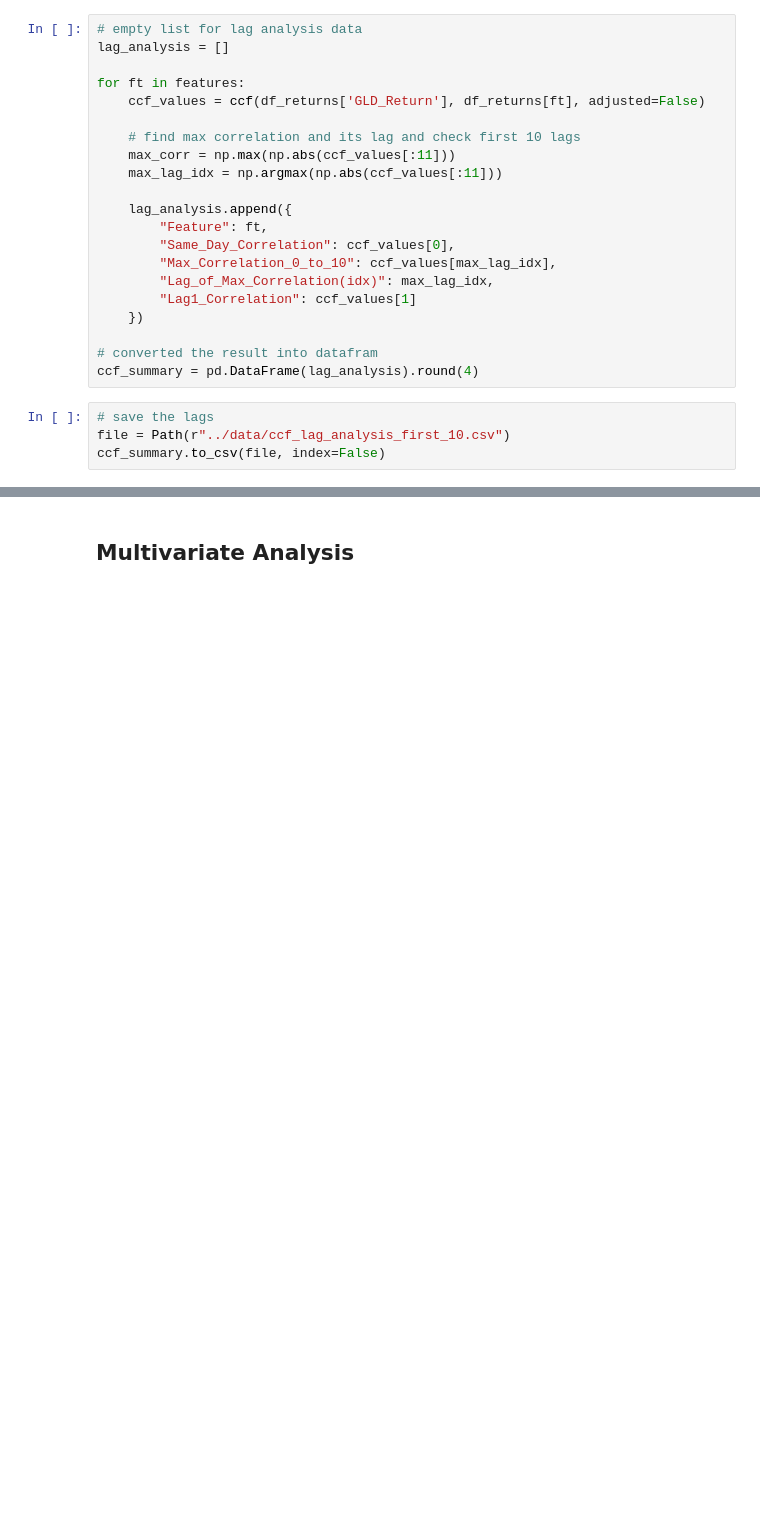
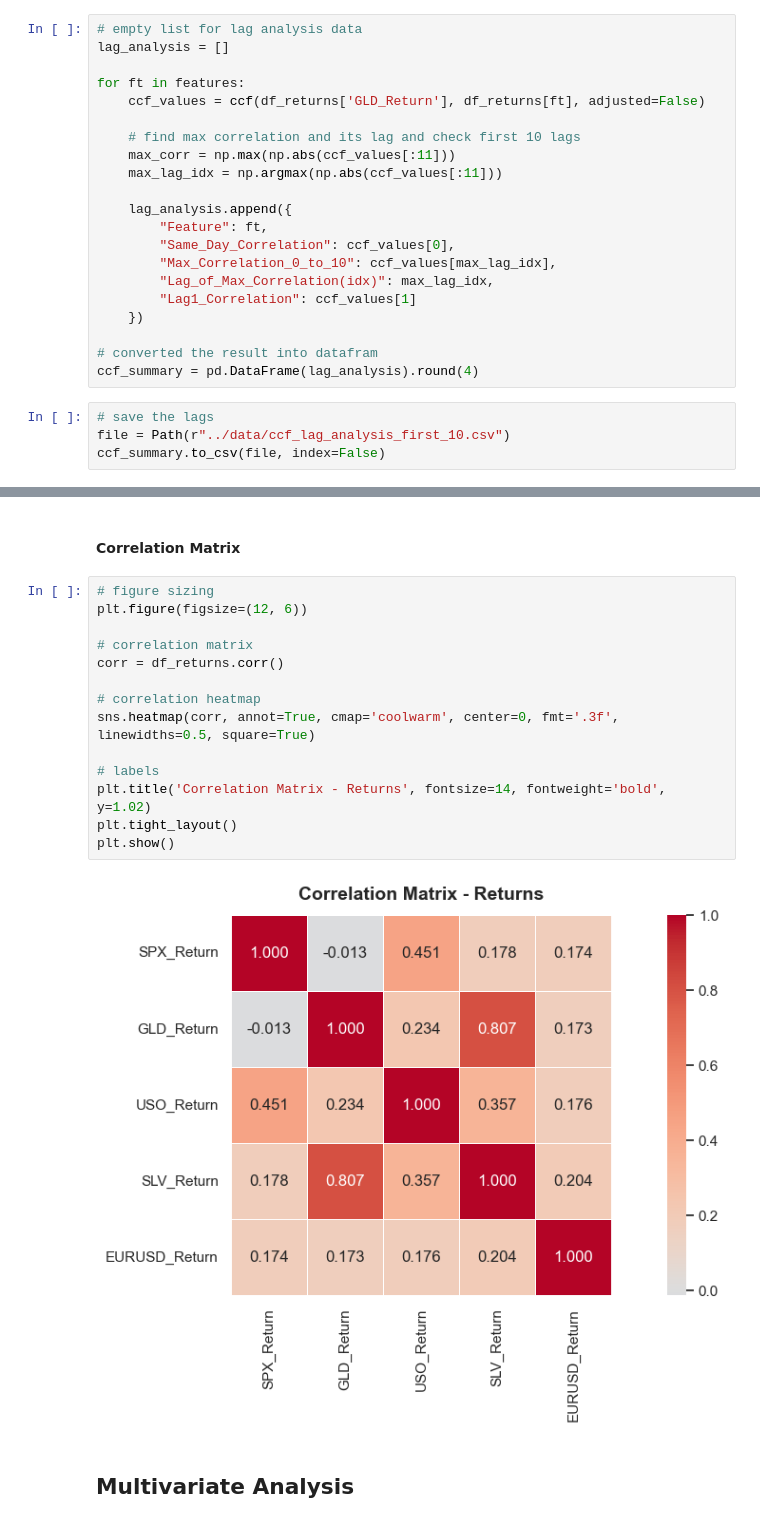
Before and after one commit to tshihab07/gold-price-forecasting, a Jupyter notebook: notebookes/dataPreprocessing.ipynb, the cells around one changed output, grey strips where cells are left out. Cells and saved outputs as stored; diff of their text form; blank space fills up the shorter version.

Commit message:
feat(Bivariate Analysis): add heatmap to analyze features correlation

```diff
--- a/notebookes/dataPreprocessing.ipynb
+++ b/notebookes/dataPreprocessing.ipynb
@@ -816,6 +816,24 @@ ccf_summary
 | 1 | USO_Return | 0.2339 | 0.2339 | 0 | -0.0214 |
 | 2 | SLV_Return | 0.8066 | 0.8066 | 0 | -0.0520 |
 | 3 | EURUSD_Return | 0.1727 | 0.1727 | 0 | 0.0595 |
+# %% [markdown]
+#### **Correlation Matrix**
+# %%
+# figure sizing
+plt.figure(figsize=(12, 6))
+
+# correlation matrix
+corr = df_returns.corr()
+
+# correlation heatmap
+sns.heatmap(corr, annot=True, cmap='coolwarm', center=0, fmt='.3f', linewidths=0.5, square=True)
+
+# labels
+plt.title('Correlation Matrix - Returns', fontsize=14, fontweight='bold',  y=1.02)
+plt.tight_layout()
+plt.show()
+# %% [output]
+[figure, added]
 # %% [markdown]
 ## **Multivariate Analysis**
 # %% [markdown]
```
Also changed, not shown: parts of 3 cells of this notebook.
